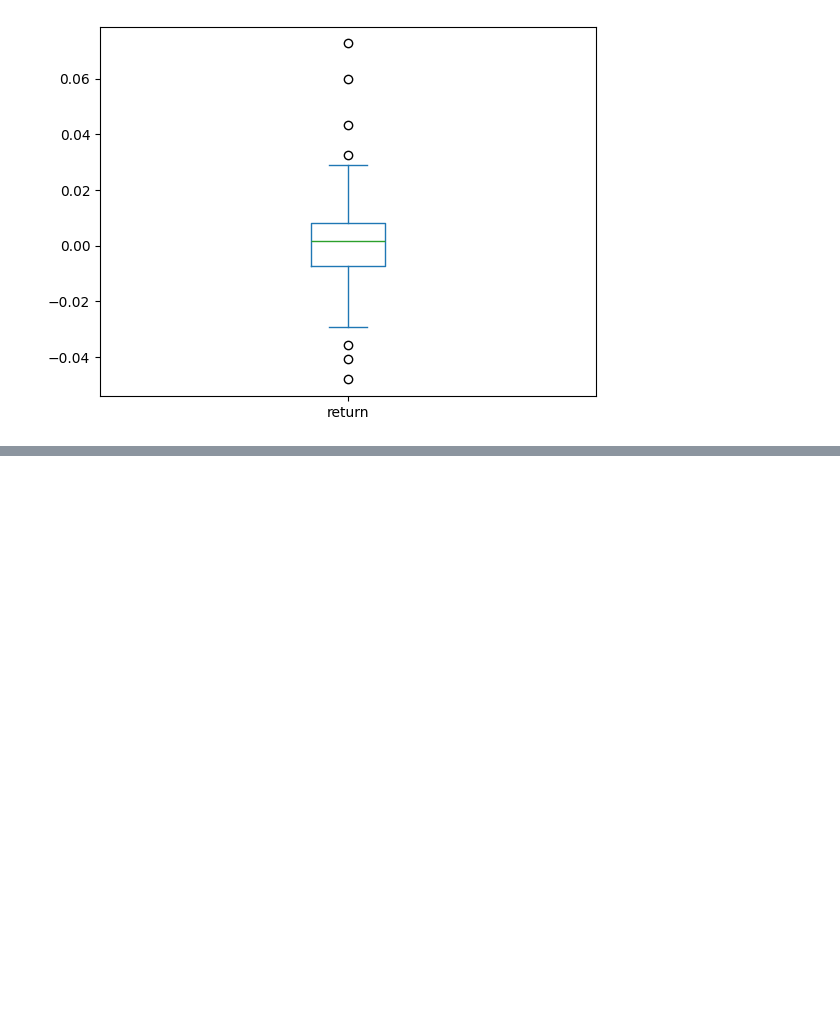
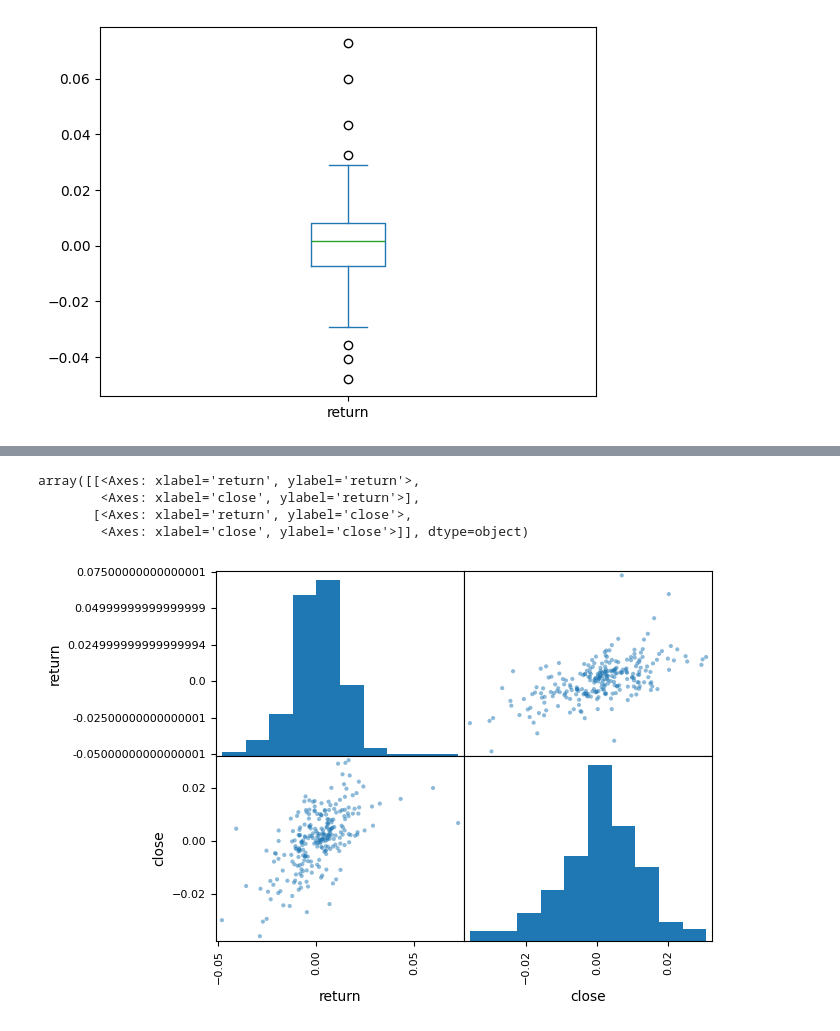
Before and after one commit to Emindu/algo-trading-learning, a Jupyter notebook: 3. visualize/2. Quickly visualizing.ipynb, the cells around one changed output, grey strips where cells are left out. Saved outputs shown, nothing was run; the diff lists cells and outputs as text; code cells hidden in the pictures; blank space fills up the shorter version.

```diff
--- a/3. visualize/2. Quickly visualizing.ipynb
+++ b/3. visualize/2. Quickly visualizing.ipynb
@@ -38,0 +50,8 @@ returns.plot.box()
+# %%
+scatter_matrix(asset_bench)
+# %% [output]
+array([[<Axes: xlabel='return', ylabel='return'>,
+        <Axes: xlabel='close', ylabel='return'>],
+       [<Axes: xlabel='return', ylabel='close'>,
+        <Axes: xlabel='close', ylabel='close'>]], dtype=object)
+[figure, added]
```
Also changed, not shown: parts of 4 cells of this notebook.
